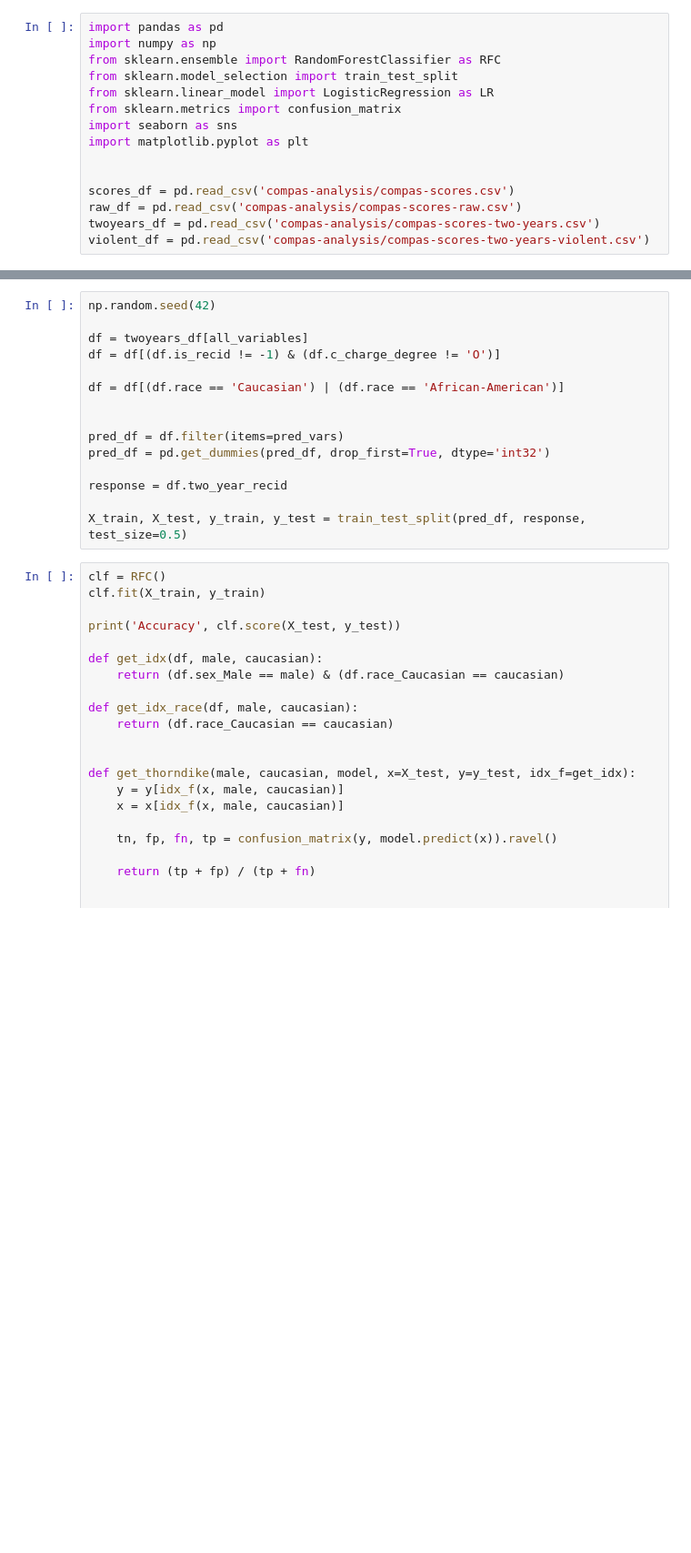
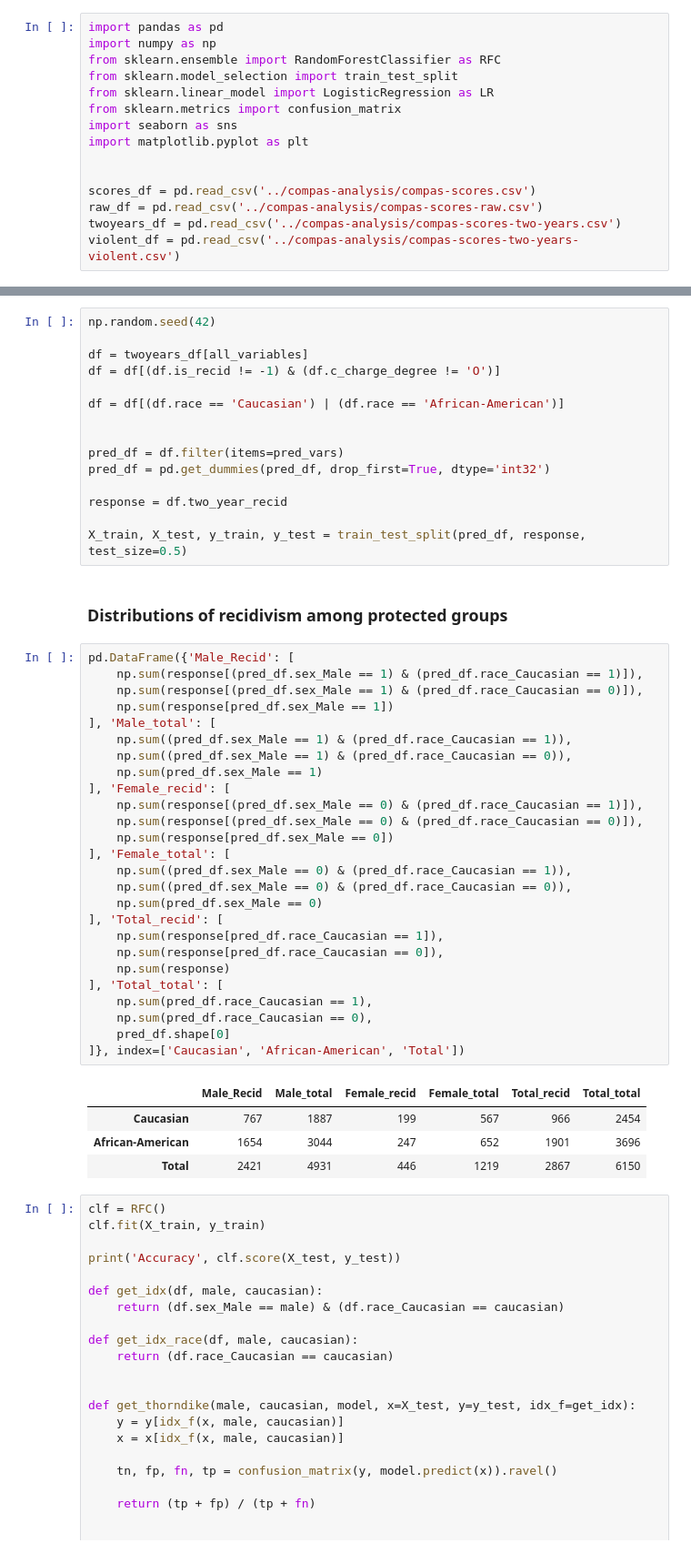
Before and after one commit to llmlks/fairness-recidivism, a Jupyter notebook: Project3.ipynb, the cells around one changed output, grey strips where cells are left out. Shown at 91% size. Saved outputs shown, nothing was run; the diff lists cells and outputs as text; blank space fills up the shorter version.

```diff
--- a/Project3.ipynb
+++ b/Project3.ipynb
@@ -9,10 +9,10 @@ import seaborn as sns
 import matplotlib.pyplot as plt
 
 
-scores_df = pd.read_csv('compas-analysis/compas-scores.csv')
-raw_df = pd.read_csv('compas-analysis/compas-scores-raw.csv')
-twoyears_df = pd.read_csv('compas-analysis/compas-scores-two-years.csv')
-violent_df = pd.read_csv('compas-analysis/compas-scores-two-years-violent.csv')
+scores_df = pd.read_csv('../compas-analysis/compas-scores.csv')
+raw_df = pd.read_csv('../compas-analysis/compas-scores-raw.csv')
+twoyears_df = pd.read_csv('../compas-analysis/compas-scores-two-years.csv')
+violent_df = pd.read_csv('../compas-analysis/compas-scores-two-years-violent.csv')
 # %%
 scores_df.describe()
 # %% [output]
@@ -120,6 +130,39 @@ pred_df = pd.get_dummies(pred_df, drop_first=True, dtype='int32')
 response = df.two_year_recid
 
 X_train, X_test, y_train, y_test = train_test_split(pred_df, response, test_size=0.5)
+# %% [markdown]
+### Distributions of recidivism among protected groups
+# %%
+pd.DataFrame({'Male_Recid': [
+    np.sum(response[(pred_df.sex_Male == 1) & (pred_df.race_Caucasian == 1)]),
+    np.sum(response[(pred_df.sex_Male == 1) & (pred_df.race_Caucasian == 0)]),
+    np.sum(response[pred_df.sex_Male == 1])
+], 'Male_total': [
+    np.sum((pred_df.sex_Male == 1) & (pred_df.race_Caucasian == 1)),
+    np.sum((pred_df.sex_Male == 1) & (pred_df.race_Caucasian == 0)),
+    np.sum(pred_df.sex_Male == 1)
+], 'Female_recid': [
+    np.sum(response[(pred_df.sex_Male == 0) & (pred_df.race_Caucasian == 1)]),
+    np.sum(response[(pred_df.sex_Male == 0) & (pred_df.race_Caucasian == 0)]),
+    np.sum(response[pred_df.sex_Male == 0])
+], 'Female_total': [
+    np.sum((pred_df.sex_Male == 0) & (pred_df.race_Caucasian == 1)),
+    np.sum((pred_df.sex_Male == 0) & (pred_df.race_Caucasian == 0)),
+    np.sum(pred_df.sex_Male == 0)
+], 'Total_recid': [
+    np.sum(response[pred_df.race_Caucasian == 1]),
+    np.sum(response[pred_df.race_Caucasian == 0]),
+    np.sum(response)
+], 'Total_total': [
+    np.sum(pred_df.race_Caucasian == 1),
+    np.sum(pred_df.race_Caucasian == 0),
+    pred_df.shape[0]
+]}, index=['Caucasian', 'African-American', 'Total'])
+# %% [output]
+|  | Male_Recid | Male_total | Female_recid | Female_total | Total_recid | Total_total |
+| Caucasian | 767 | 1887 | 199 | 567 | 966 | 2454 |
+| African-American | 1654 | 3044 | 247 | 652 | 1901 | 3696 |
+| Total | 2421 | 4931 | 446 | 1219 | 2867 | 6150 |
 # %%
 clf = RFC()
 clf.fit(X_train, y_train)
```
Also changed, not shown: parts of 6 cells of this notebook.
